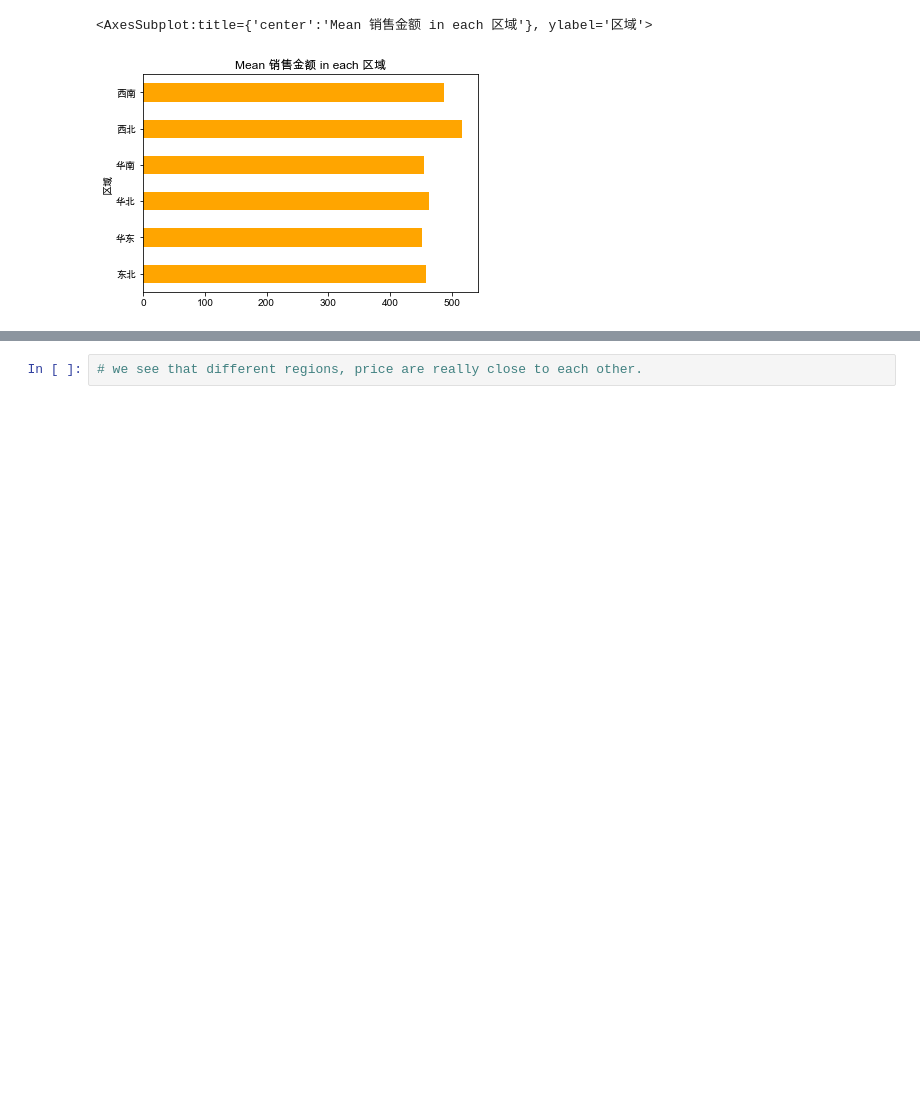
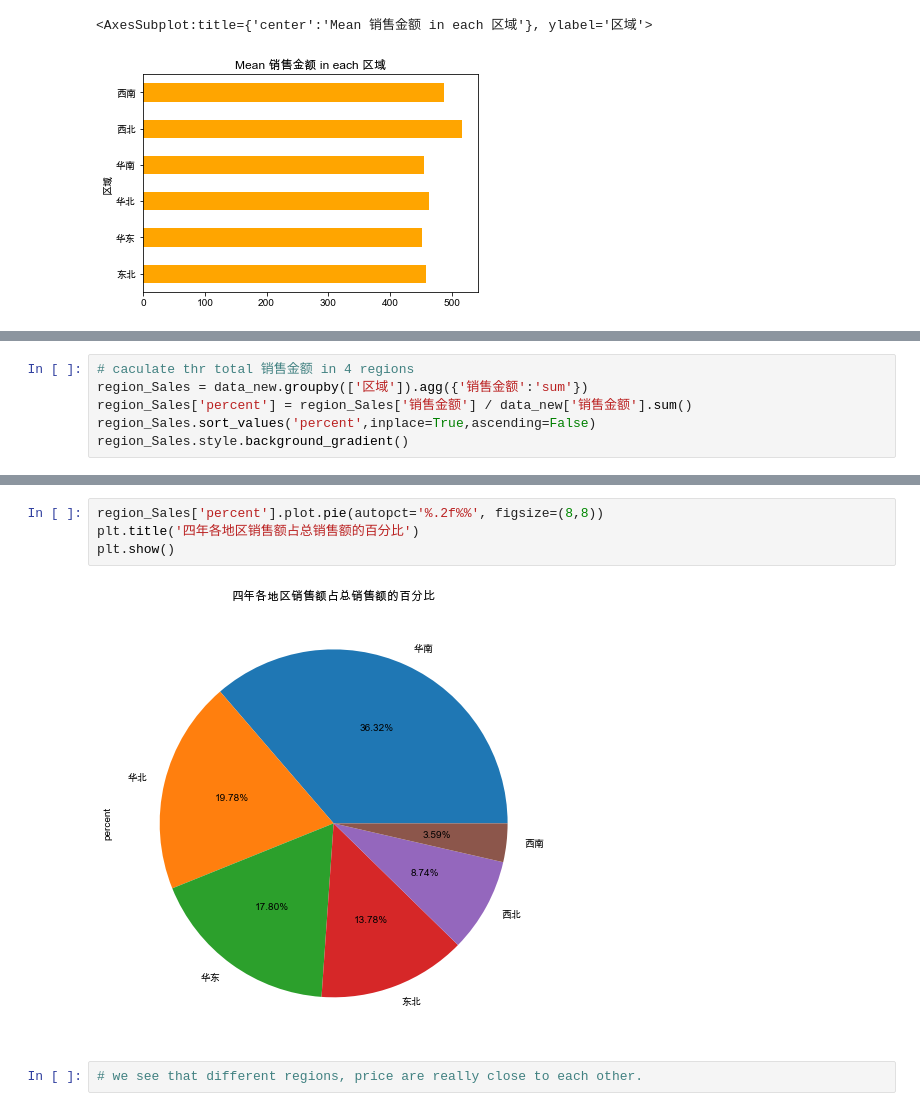
Before and after one commit to UniqueLWS/LWS, a Jupyter notebook: 7810_Group project source code_group 6.ipynb, the cells around one changed output, grey strips where cells are left out. Saved outputs shown, nothing was run; the diff lists cells and outputs as text; blank space fills up the shorter version.

```diff
--- a/7810_Group project source code_group 6.ipynb
+++ b/7810_Group project source code_group 6.ipynb
@@ -355,0 +363,6 @@ data_new.groupby('区域')['销售金额'].mean().plot(kind='barh',
+# %%
+# caculate thr total 销售金额 in 4 regions
+region_Sales = data_new.groupby(['区域']).agg({'销售金额':'sum'})
+region_Sales['percent'] = region_Sales['销售金额'] / data_new['销售金额'].sum()
+region_Sales.sort_values('percent',inplace=True,ascending=False)
+region_Sales.style.background_gradient()
@@ -356,3 +378,9 @@ data_new.groupby('区域')['销售金额'].mean().plot(kind='barh',
+# %%
+region_Sales['percent'].plot.pie(autopct='%.2f%%', figsize=(8,8))
+plt.title('四年各地区销售额占总销售额的百分比')
+plt.show()
+# %% [output]
+[figure, added]
 # %%
 # we see that different regions, price are really close to each other.
 # %%
```
Also changed, not shown: parts of 61 cells of this notebook.
